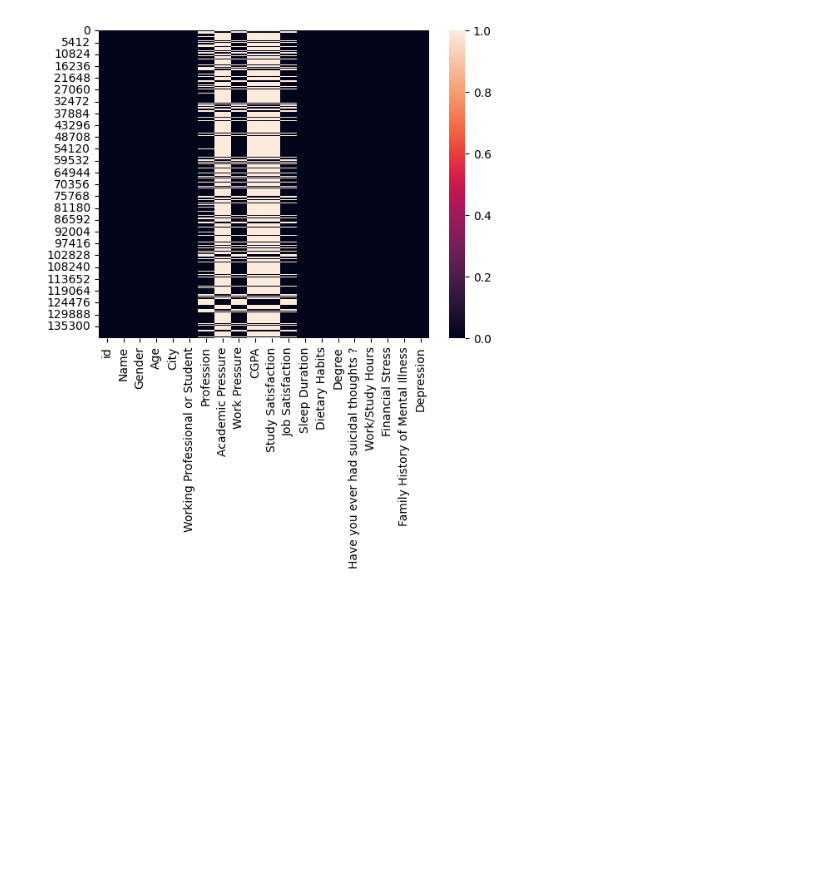
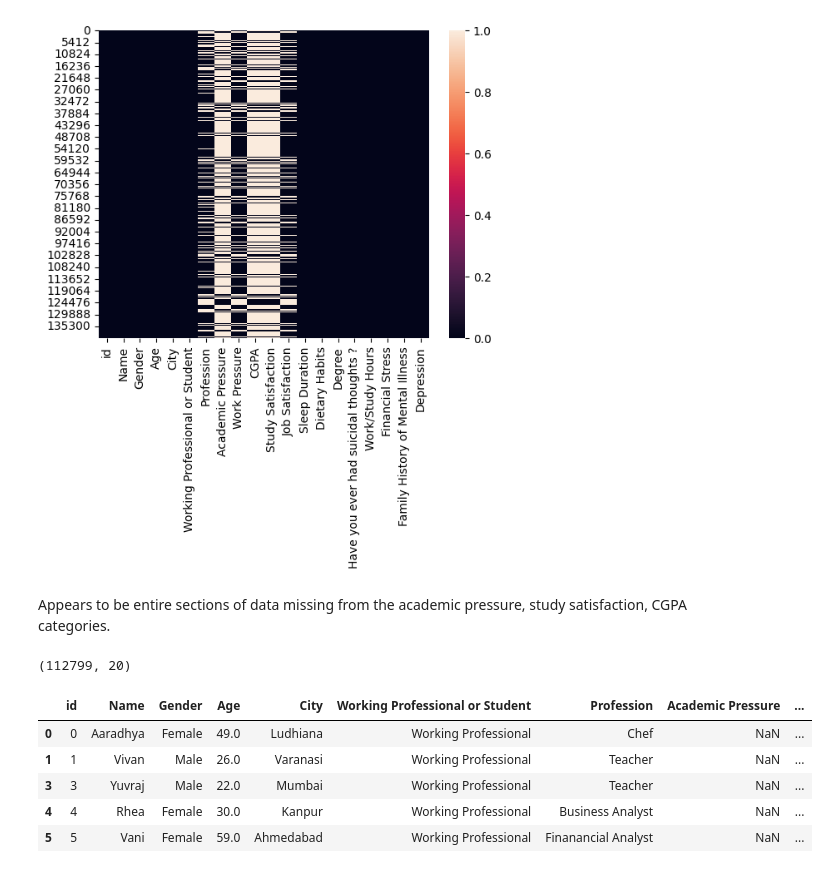
Before and after one commit to jeffc1994/DataScience, a Jupyter notebook: Mental Health Data/Mental Health Prediction.ipynb, the cells around one changed output. Drawn from its saved outputs; the diff is of its cells as text; code cells hidden in the pictures; blank space fills up the shorter version.

```diff
--- a/Mental Health Data/Mental Health Prediction.ipynb
+++ b/Mental Health Data/Mental Health Prediction.ipynb
@@ -302,3 +314,5 @@ sns.heatmap(df.isnull())
 # %% [output]
 <Axes: >
 [figure]
+# %% [markdown]
+Appears to be entire sections of data missing from the academic pressure, study satisfaction, CGPA categories.
@@ -304,0 +321,13 @@ sns.heatmap(df.isnull())
+# %%
+df_missing_academic.shape
+# %% [output]
+(112799, 20)
+# %%
+df_missing_academic.head(5)
+# %% [output]
+|  | id | Name | Gender | Age | City | Working Professional or Student | Profession | Academic Pressure | ... |
+| 0 | 0 | Aaradhya | Female | 49.0 | Ludhiana | Working Professional | Chef | NaN | ... |
+| 1 | 1 | Vivan | Male | 26.0 | Varanasi | Working Professional | Teacher | NaN | ... |
+| 3 | 3 | Yuvraj | Male | 22.0 | Mumbai | Working Professional | Teacher | NaN | ... |
+| 4 | 4 | Rhea | Female | 30.0 | Kanpur | Working Professional | Business Analyst | NaN | ... |
+| 5 | 5 | Vani | Female | 59.0 | Ahmedabad | Working Professional | Finanancial Analyst | NaN | ... |
```
Also changed, not shown: parts of 8 cells of this notebook.
